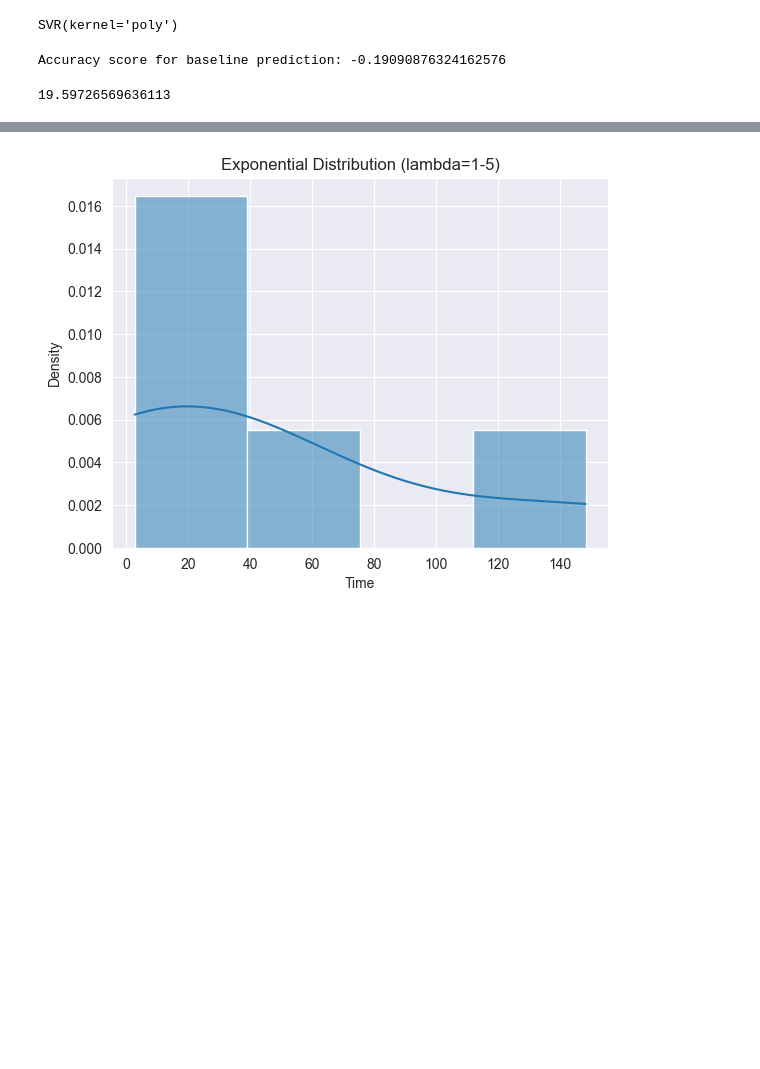
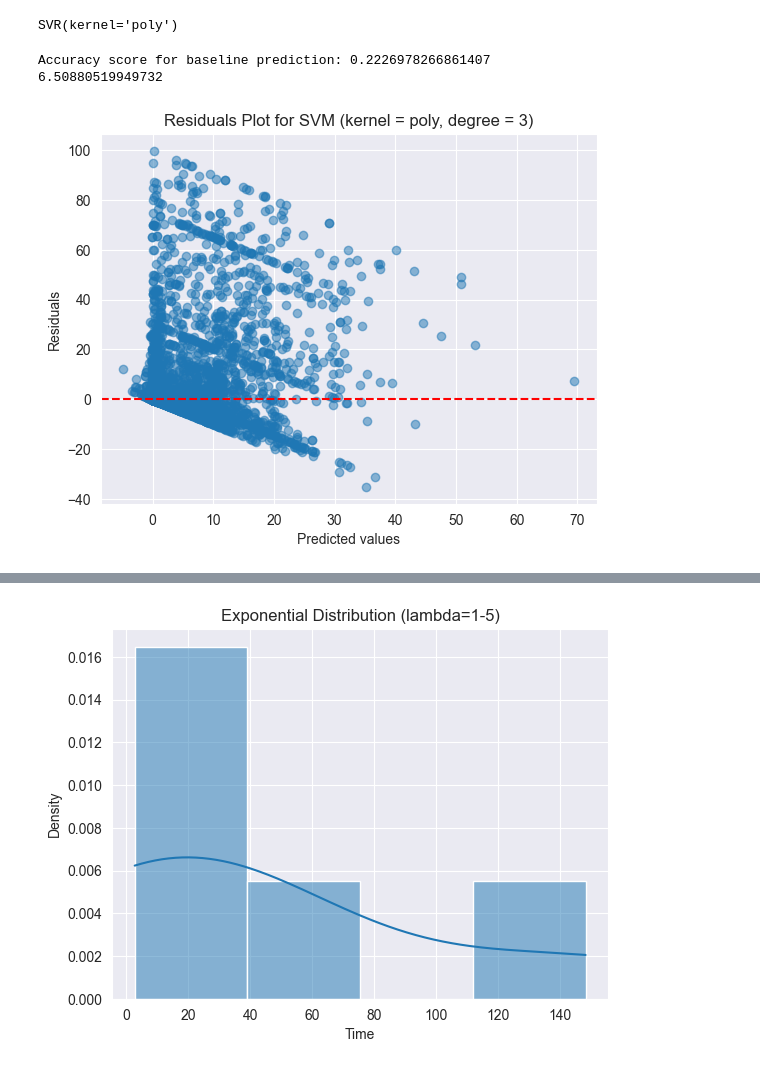
Before and after one commit to BopHockoB/Reef_Analysis, a Jupyter notebook: bleaching_classification_dataset_preprocessing.ipynb, the cells around one changed output, grey strips where cells are left out. Saved outputs shown, nothing was run; the diff lists cells and outputs as text; code cells hidden in the pictures; blank space fills up the shorter version.

Commit message:
SVM models results and plot. Also 1 last refinement for Ensembles

```diff
--- a/bleaching_classification_dataset_preprocessing.ipynb
+++ b/bleaching_classification_dataset_preprocessing.ipynb
@@ -102,8 +102,9 @@ df = pd.read_csv(filename_read)
 # These features were taken into account that data is linear
 #df = df[['Cyclone_Frequency', 'Depth_m', 'ClimSST', 'Distance_to_Shore', 'Turbidity', 'TSA', 'Temperature_Mean', 'Percent_Bleaching']]
 
+df  = df.drop(columns=['Sample_ID', 'Percent_Cover'])
 df.dropna(inplace=True)
-df  = df.drop(columns=['Sample_ID'])
+
 df.info()
 print(df)
 # %% [output]
@@ -442,17 +444,28 @@ X_test_scaled = scaler.transform(X_test)
 from sklearn.svm import SVR
 
 model = SVR(kernel="poly", degree=3, shrinking=True, tol=0.001)
-model.fit(X_train, y_train)
+model.fit(X_train_processed, y_train)
 # %% [output]
 SVR(kernel='poly')
 # %%
-from sklearn.metrics import r2_score, root_mean_squared_error
+from sklearn.metrics import r2_score, mean_absolute_error
 
-baseline_y = model.predict(X_test)
+baseline_y = model.predict(X_test_processed)
 score = r2_score(y_test, baseline_y)
 print(f"Accuracy score for baseline prediction: {score}")
-root_mean_squared_error(y_test, baseline_y)
+print(mean_absolute_error(y_test, baseline_y) )
+
+residuals = y_test - baseline_y
+
+# Plot residuals vs predicted
+plt.scatter(baseline_y, residuals, alpha=0.5)
+plt.axhline(0, color='red', linestyle='--')
+plt.xlabel("Predicted values")
+plt.ylabel("Residuals")
+plt.title("Residuals Plot for SVM (kernel = poly, degree = 3)")
+plt.show()
 # %% [output]
-Accuracy score for baseline prediction: -0.19090876324162576
+Accuracy score for baseline prediction: 0.2226978266861407
+6.50880519949732
-19.59726569636113
+[figure, added]
 # %% [markdown]
```
Also changed, not shown: parts of 4 cells of this notebook, 1 other file.
